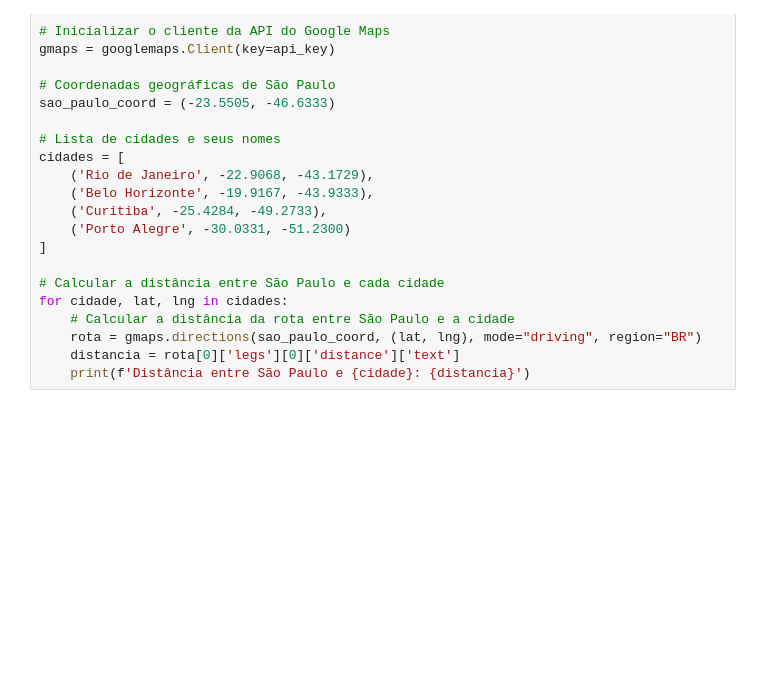
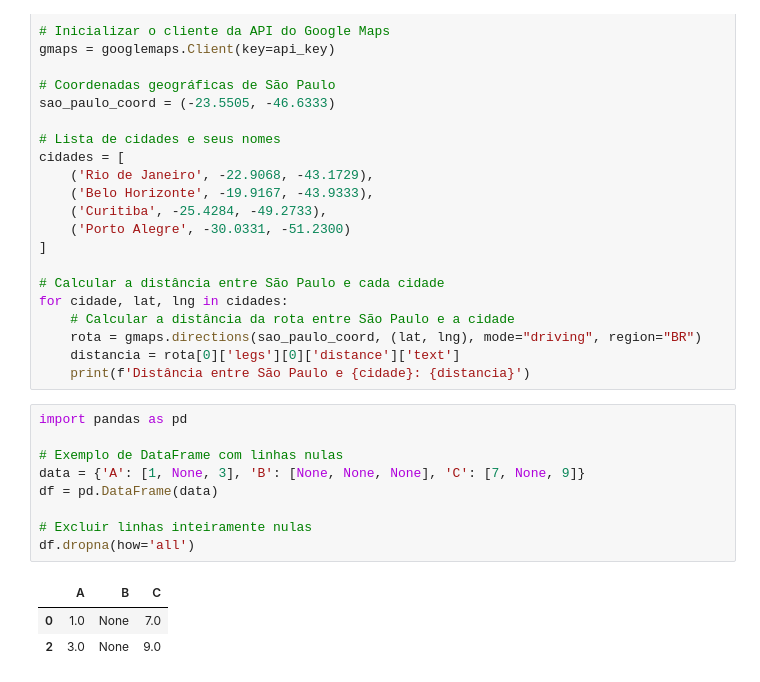
Before and after one commit to kfpetruz/Projeto-Expansao-ONG-Passos-Magicos, a Jupyter notebook: Datathon_Dados_Externos.ipynb, the cells around one changed output. Cells and saved outputs as stored; diff of their text form; blank space fills up the shorter version.

```diff
--- a/Datathon_Dados_Externos.ipynb
+++ b/Datathon_Dados_Externos.ipynb
@@ -1134,3 +1134,16 @@ for cidade, lat, lng in cidades:
     rota = gmaps.directions(sao_paulo_coord, (lat, lng), mode="driving", region="BR")
     distancia = rota[0]['legs'][0]['distance']['text']
     print(f'Distância entre São Paulo e {cidade}: {distancia}')
+# %%
+import pandas as pd
+
+# Exemplo de DataFrame com linhas nulas
+data = {'A': [1, None, 3], 'B': [None, None, None], 'C': [7, None, 9]}
+df = pd.DataFrame(data)
+
+# Excluir linhas inteiramente nulas
+df.dropna(how='all')
+# %% [output]
+|  | A | B | C |
+| 0 | 1.0 | None | 7.0 |
+| 2 | 3.0 | None | 9.0 |
```
Also changed, not shown: 2 other files.
